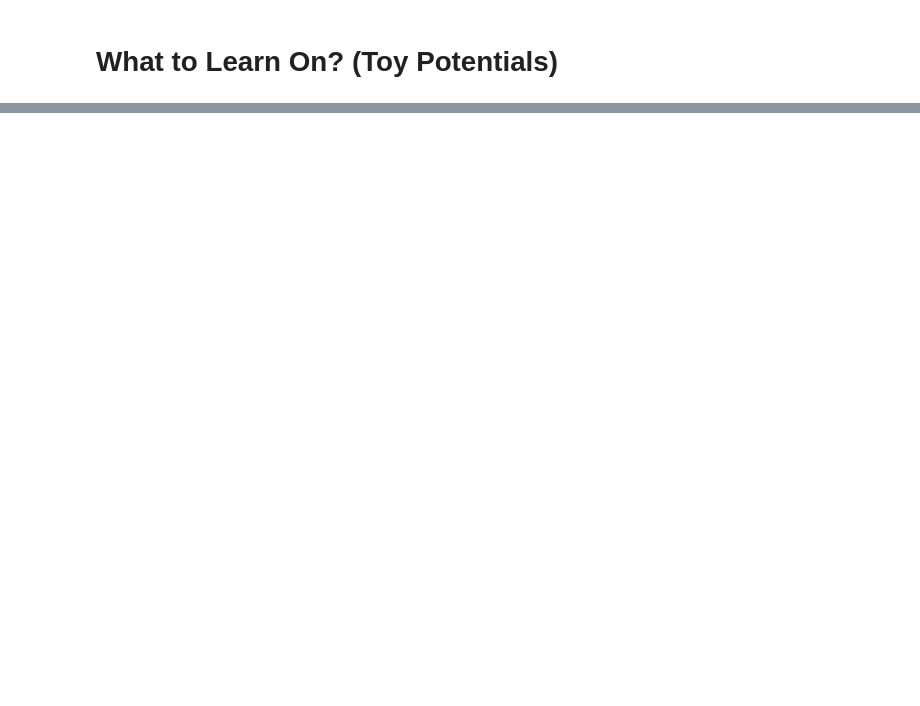
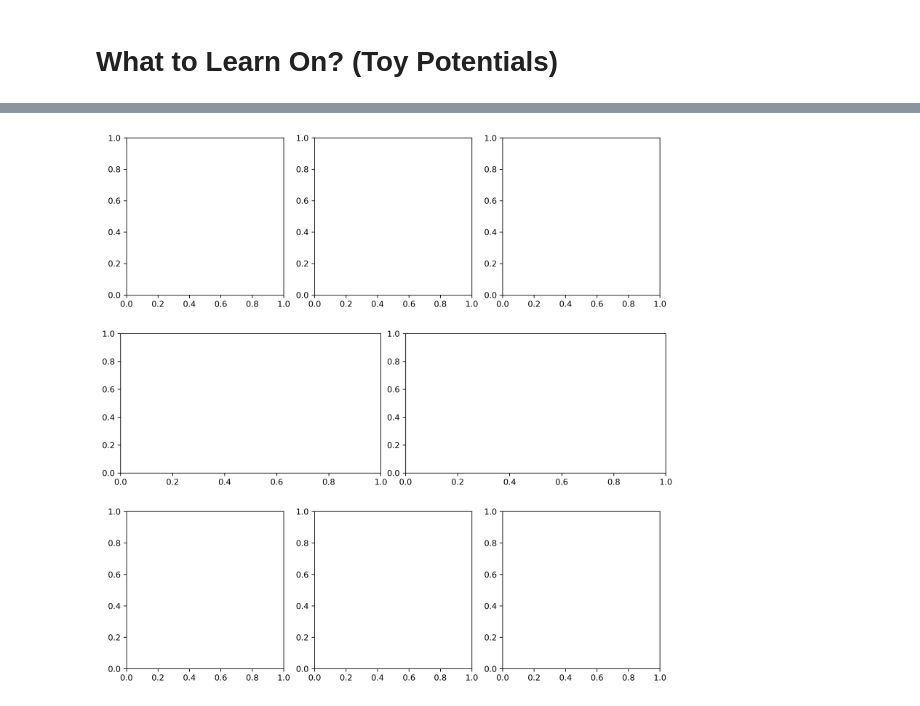
Before and after one commit to jakublala/md-neural-ode, a Jupyter notebook: plotting.ipynb, the cells around one changed output, grey strips where cells are left out. Saved outputs shown, nothing was run; the diff lists cells and outputs as text; code cells hidden in the pictures; blank space fills up the shorter version.

```diff
--- a/plotting.ipynb
+++ b/plotting.ipynb
@@ -1457,0 +1479,28 @@ test_mean = np.mean(test_losses)
+# %%
+fig = plt.figure(figsize=(12,12), dpi=300)
+axs = [0 for i in range(8)]
+width = 48
+height = 30
+gs = GridSpec(height, width, figure=fig)
+axs[0] = fig.add_subplot(gs[:(height//3 - 1), :(width//3 - 1)])
+axs[1] = fig.add_subplot(gs[:(height//3 - 1), (width//3 + 1):(2*width//3 - 1)])
+axs[2] = fig.add_subplot(gs[:(height//3 - 1), (2*width//3 + 1):])
+
+axs[3] = fig.add_subplot(gs[(height//3 + 1):(2*height//3 - 1), :(width//2 - 1):])
+axs[4] = fig.add_subplot(gs[(height//3 + 1):(2*height//3 - 1), (width//2 + 1):])
+
+
+axs[5] = fig.add_subplot(gs[(2*height//3 + 1):, :(width//3 - 1)])
+axs[6] = fig.add_subplot(gs[(2*height//3 + 1):, (width//3 + 1):(2*width//3 - 1)])
+axs[7] = fig.add_subplot(gs[(2*height//3 + 1):, (2*width//3 + 1):])
+
+
+
+axs[0].set_box_aspect(1)
+axs[1].set_box_aspect(1)
+axs[2].set_box_aspect(1)
+axs[5].set_box_aspect(1)
+axs[6].set_box_aspect(1)
+axs[7].set_box_aspect(1)
+# %% [output]
+[figure, added]
```
Also changed, not shown: parts of 6 cells of this notebook, 4 other files.
